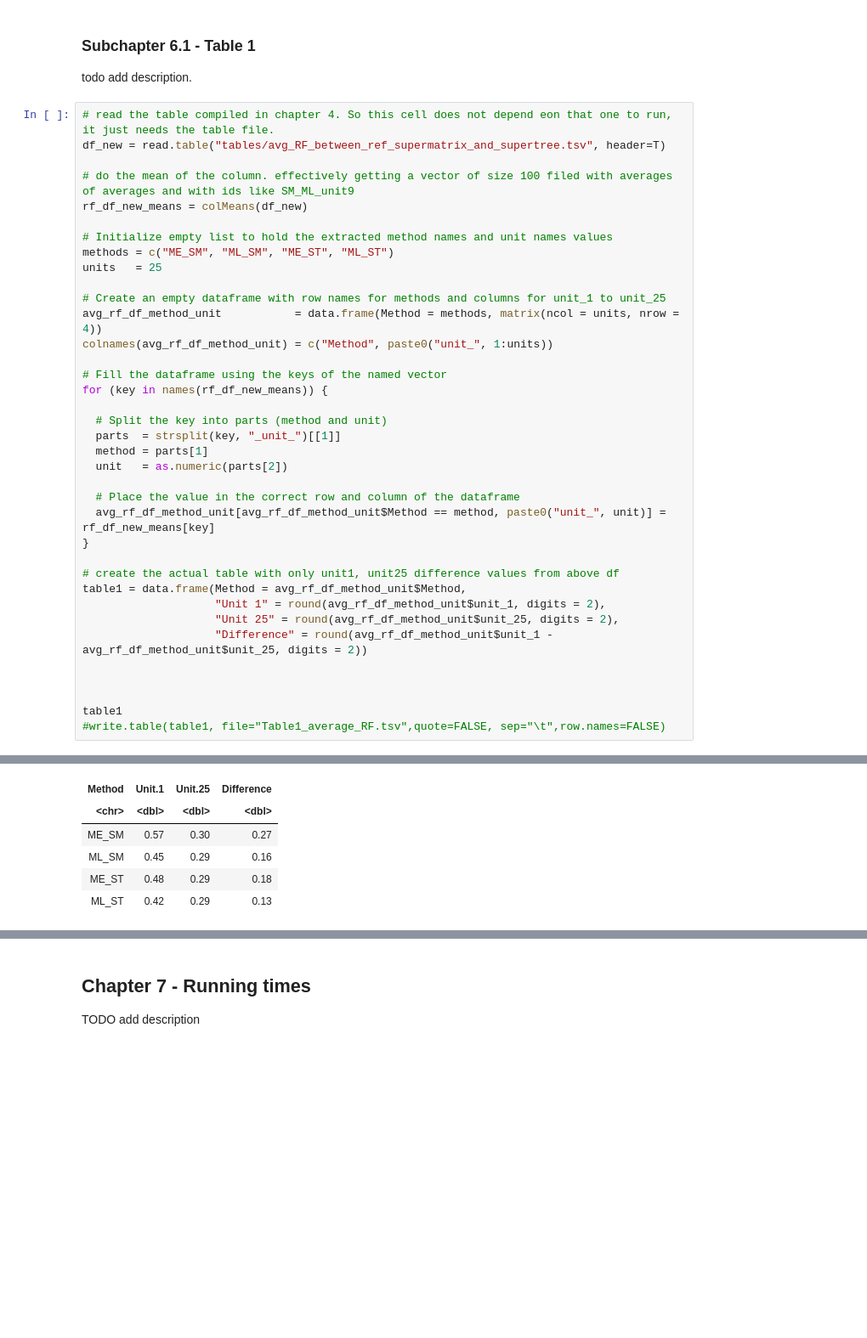
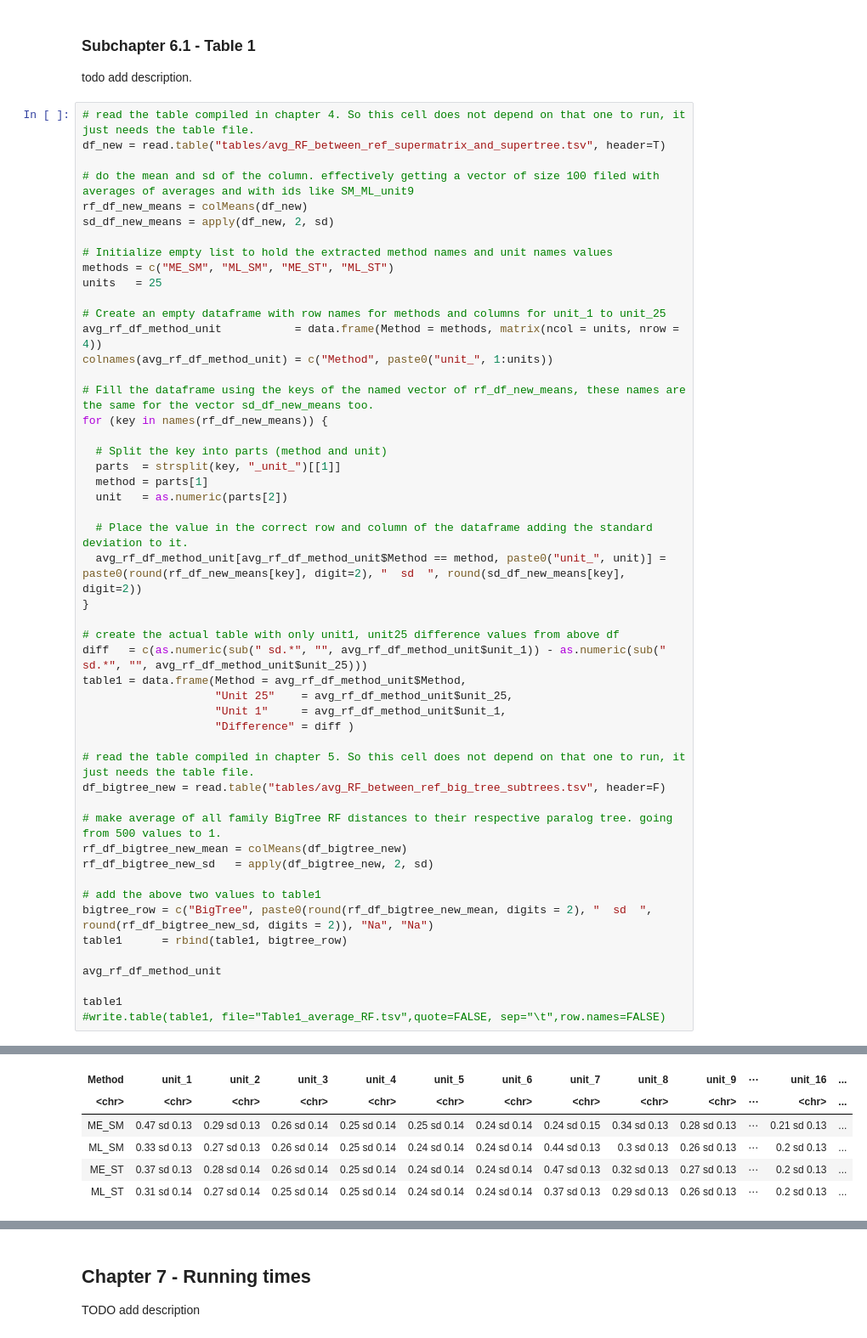
Before and after one commit to alessiovignoli/paralogs-nf, a Jupyter notebook: analysis/simulated_data.ipynb, the cells around one changed output, grey strips where cells are left out. Shown at 85% size. Saved outputs shown, nothing was run; the diff lists cells and outputs as text; blank space fills up the shorter version.

Commit message:
table1 re done with 500 families

```diff
--- a/analysis/simulated_data.ipynb
+++ b/analysis/simulated_data.ipynb
@@ -454,11 +474,12 @@ todo add description
 ### Subchapter 6.1 - Table 1
 todo add description.
 # %%
-# read the table compiled in chapter 4. So this cell does not depend eon that one to run, it just needs the table file.
+# read the table compiled in chapter 4. So this cell does not depend on that one to run, it just needs the table file.
 df_new = read.table("tables/avg_RF_between_ref_supermatrix_and_supertree.tsv", header=T)
 
-# do the mean of the column. effectively getting a vector of size 100 filed with averages of averages and with ids like SM_ML_unit9
+# do the mean and sd of the column. effectively getting a vector of size 100 filed with averages of averages and with ids like SM_ML_unit9
 rf_df_new_means = colMeans(df_new)
+sd_df_new_means = apply(df_new, 2, sd)
 
 # Initialize empty list to hold the extracted method names and unit names values
 methods = c("ME_SM", "ML_SM", "ME_ST", "ML_ST")
@@ -468,7 +489,7 @@ units   = 25
 avg_rf_df_method_unit           = data.frame(Method = methods, matrix(ncol = units, nrow = 4))
 colnames(avg_rf_df_method_unit) = c("Method", paste0("unit_", 1:units))
 
-# Fill the dataframe using the keys of the named vector
+# Fill the dataframe using the keys of the named vector of rf_df_new_means, these names are the same for the vector sd_df_new_means too.
 for (key in names(rf_df_new_means)) {
 
   # Split the key into parts (method and unit)
@@ -476,17 +497,29 @@ for (key in names(rf_df_new_means)) {
   method = parts[1]
   unit   = as.numeric(parts[2])
 
-  # Place the value in the correct row and column of the dataframe
-  avg_rf_df_method_unit[avg_rf_df_method_unit$Method == method, paste0("unit_", unit)] = rf_df_new_means[key]
+  # Place the value in the correct row and column of the dataframe adding the standard deviation to it.
+  avg_rf_df_method_unit[avg_rf_df_method_unit$Method == method, paste0("unit_", unit)] = paste0(round(rf_df_new_means[key], digit=2), "  sd  ", round(sd_df_new_means[key], digit=2))
 }
 
 # create the actual table with only unit1, unit25 difference values from above df
+diff   = c(as.numeric(sub(" sd.*", "", avg_rf_df_method_unit$unit_1)) - as.numeric(sub(" sd.*", "", avg_rf_df_method_unit$unit_25)))
 table1 = data.frame(Method = avg_rf_df_method_unit$Method,
-                    "Unit 1" = round(avg_rf_df_method_unit$unit_1, digits = 2),
-                    "Unit 25" = round(avg_rf_df_method_unit$unit_25, digits = 2),
-                    "Difference" = round(avg_rf_df_method_unit$unit_1 - avg_rf_df_method_unit$unit_25, digits = 2))
+                    "Unit 25"    = avg_rf_df_method_unit$unit_25,
+                    "Unit 1"     = avg_rf_df_method_unit$unit_1,
+                    "Difference" = diff )
 
+# read the table compiled in chapter 5. So this cell does not depend on that one to run, it just needs the table file.
+df_bigtree_new = read.table("tables/avg_RF_between_ref_big_tree_subtrees.tsv", header=F)
 
+# make average of all family BigTree RF distances to their respective paralog tree. going from 500 values to 1.
+rf_df_bigtree_new_mean = colMeans(df_bigtree_new)
+rf_df_bigtree_new_sd   = apply(df_bigtree_new, 2, sd)
+
+# add the above two values to table1
+bigtree_row = c("BigTree", paste0(round(rf_df_bigtree_new_mean, digits = 2), "  sd  ", round(rf_df_bigtree_new_sd, digits = 2)), "Na", "Na")
+table1      = rbind(table1, bigtree_row)
+
+avg_rf_df_method_unit
 
 table1
 #write.table(table1, file="Table1_average_RF.tsv",quote=FALSE, sep="\t",row.names=FALSE)
@@ -495,6 +528,6 @@ A data.frame: 4 × 4
-| Method | Unit.1 | Unit.25 | Difference |
-| <chr> | <dbl> | <dbl> | <dbl> |
-| ME_SM | 0.57 | 0.30 | 0.27 |
-| ML_SM | 0.45 | 0.29 | 0.16 |
-| ME_ST | 0.48 | 0.29 | 0.18 |
-| ML_ST | 0.42 | 0.29 | 0.13 |
+| Method | unit_1 | unit_2 | unit_3 | unit_4 | unit_5 | unit_6 | unit_7 | unit_8 | unit_9 | ⋯ | unit_16 | ... |
+| <chr> | <chr> | <chr> | <chr> | <chr> | <chr> | <chr> | <chr> | <chr> | <chr> | ⋯ | <chr> | ... |
+| ME_SM | 0.47 sd 0.13 | 0.29 sd 0.13 | 0.26 sd 0.14 | 0.25 sd 0.14 | 0.25 sd 0.14 | 0.24 sd 0.14 | 0.24 sd 0.15 | 0.34 sd 0.13 | 0.28 sd 0.13 | ⋯ | 0.21 sd 0.13 | ... |
+| ML_SM | 0.33 sd 0.13 | 0.27 sd 0.13 | 0.26 sd 0.14 | 0.25 sd 0.14 | 0.24 sd 0.14 | 0.24 sd 0.14 | 0.44 sd 0.13 | 0.3 sd 0.13 | 0.26 sd 0.13 | ⋯ | 0.2 sd 0.13 | ... |
+| ME_ST | 0.37 sd 0.13 | 0.28 sd 0.14 | 0.26 sd 0.14 | 0.25 sd 0.14 | 0.24 sd 0.14 | 0.24 sd 0.14 | 0.47 sd 0.13 | 0.32 sd 0.13 | 0.27 sd 0.13 | ⋯ | 0.2 sd 0.13 | ... |
+| ML_ST | 0.31 sd 0.14 | 0.27 sd 0.14 | 0.25 sd 0.14 | 0.25 sd 0.14 | 0.24 sd 0.14 | 0.24 sd 0.14 | 0.37 sd 0.13 | 0.29 sd 0.13 | 0.26 sd 0.13 | ⋯ | 0.2 sd 0.13 | ... |
```
Also changed, not shown: parts of 5 cells of this notebook, 2 other files.
